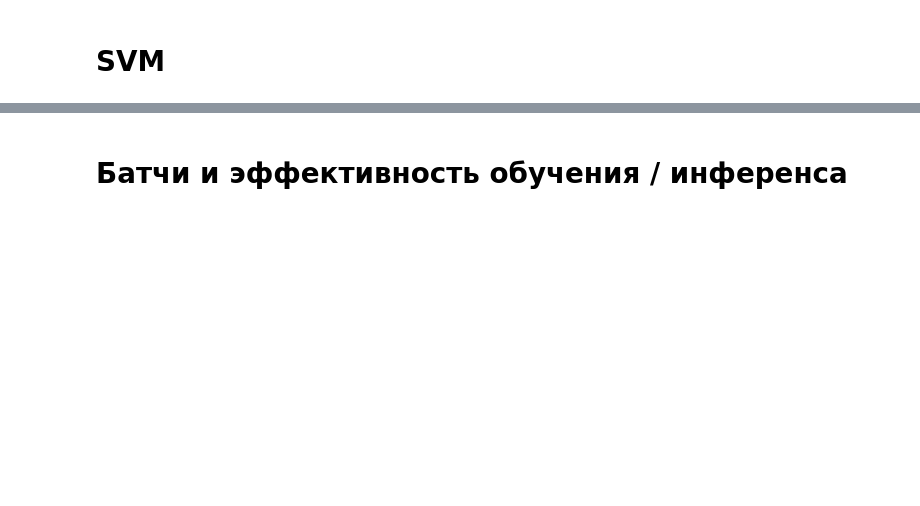
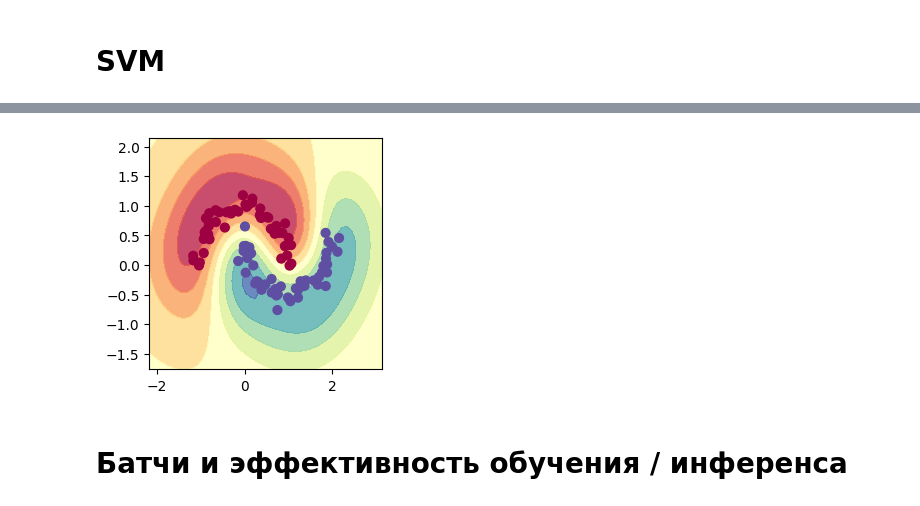
Before and after one commit to fintech-dl-hse/course, a Jupyter notebook: seminars/01_seminar_mlp_autograd.ipynb, the cells around one changed output, grey strips where cells are left out. Saved outputs shown, nothing was run; the diff lists cells and outputs as text; code cells hidden in the pictures; blank space fills up the shorter version.

```diff
--- a/seminars/01_seminar_mlp_autograd.ipynb
+++ b/seminars/01_seminar_mlp_autograd.ipynb
@@ -313,7 +448,9 @@ visualize_model_prediction(clf)
 # %%
 # визуализация SVM
 # https://www.youtube.com/watch?v=OdlNM96sHio
 
-clf = SVC(random_state=0, C=1.0, kernel='poly', degree=3)
+clf = SVC(random_state=0, C=1.0, kernel='rbf')
 clf.fit(X, y)
 visualize_model_prediction(clf)
+# %% [output]
+[figure, added]
```
Also changed, not shown: parts of 30 cells of this notebook, 2 other files.
